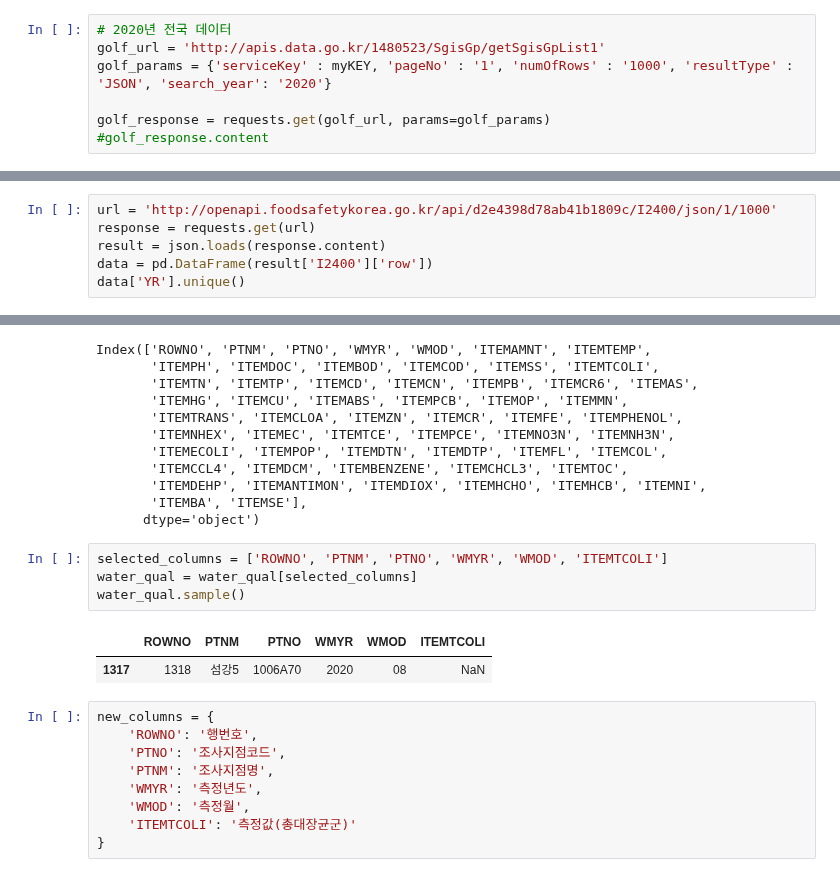
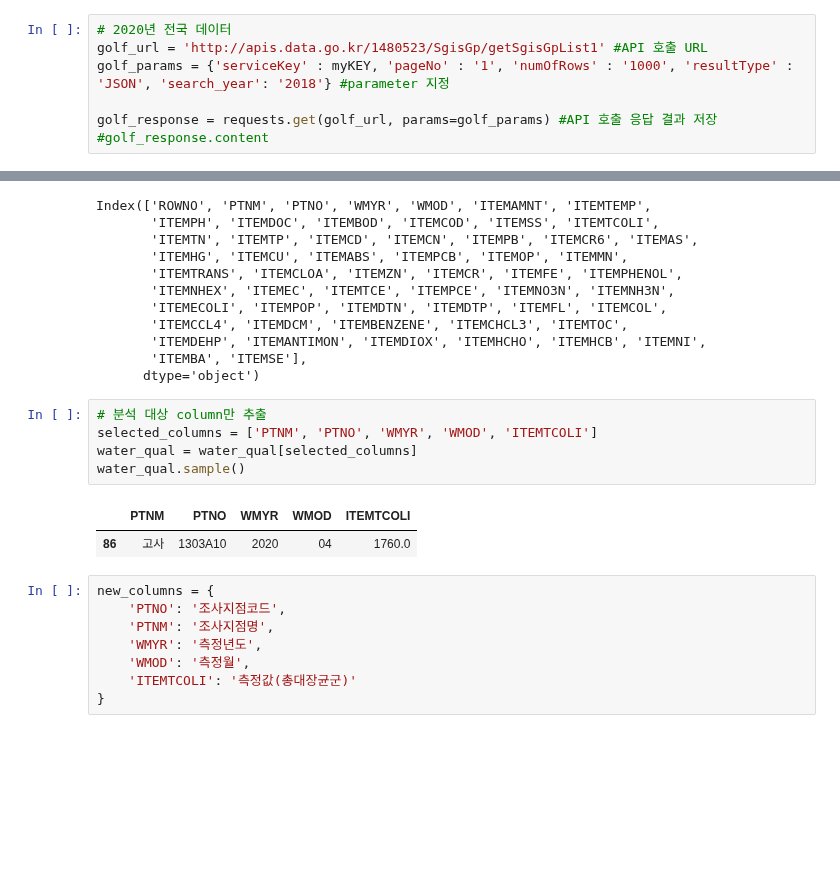
Before and after one commit to viola2002/dartb, a Jupyter notebook: contest/2024ecothon/code/data-collecting.ipynb, the cells around one changed output, grey strips where cells are left out. Cells and saved outputs as stored; diff of their text form; blank space fills up the shorter version.

```diff
--- a/contest/2024ecothon/code/data-collecting.ipynb
+++ b/contest/2024ecothon/code/data-collecting.ipynb
@@ -28,9 +34,9 @@ myKEY = os.environ.get('PUBLIC_DATA_API_KEY')
 ## A. [환경부 국립환경과학원_골프장 농약사용량 DB](https://www.data.go.kr/data/15000937/openapi.do)
 # %%
 # 2020년 전국 데이터
-golf_url = 'http://apis.data.go.kr/1480523/SgisGp/getSgisGpList1'
-golf_params = {'serviceKey' : myKEY, 'pageNo' : '1', 'numOfRows' : '1000', 'resultType' : 'JSON', 'search_year': '2020'}
+golf_url = 'http://apis.data.go.kr/1480523/SgisGp/getSgisGpList1' #API 호출 URL
+golf_params = {'serviceKey' : myKEY, 'pageNo' : '1', 'numOfRows' : '1000', 'resultType' : 'JSON', 'search_year': '2018'} #parameter 지정
 
-golf_response = requests.get(golf_url, params=golf_params)
+golf_response = requests.get(golf_url, params=golf_params) #API 호출 응답 결과 저장
 #golf_response.content
 # %%
@@ -154,9 +159,3 @@ rain_2018.head()
 | 2 | 원주시 | 1229.2 | 4.4 | 27.4 | 53.6 | 112.6 | 211.3 | 131.8 | 122.5 | 258.2 | 147.6 | ... |
 | 3 | 강릉시 | 1599.4 | 2.5 | 52.0 | 94.0 | 151.4 | 162.9 | 38.6 | 195.5 | 419.1 | 161.2 | ... |
 | 4 | 동해시 | 1436.5 | 4.4 | 53.4 | 95.4 | 131.8 | 63.6 | 36.6 | 286.0 | 219.8 | 205.6 | ... |
-# %%
-url = 'http://openapi.foodsafetykorea.go.kr/api/d2e4398d78ab41b1809c/I2400/json/1/1000'
-response = requests.get(url)
-result = json.loads(response.content)
-data = pd.DataFrame(result['I2400']['row'])
-data['YR'].unique()
@@ -288,15 +287,15 @@ Index(['ROWNO', 'PTNM', 'PTNO', 'WMYR', 'WMOD', 'ITEMAMNT', 'ITEMTEMP',
        'ITEMBA', 'ITEMSE'],
       dtype='object')
 # %%
-selected_columns = ['ROWNO', 'PTNM', 'PTNO', 'WMYR', 'WMOD', 'ITEMTCOLI']
+# 분석 대상 column만 추출
+selected_columns = ['PTNM', 'PTNO', 'WMYR', 'WMOD', 'ITEMTCOLI']
 water_qual = water_qual[selected_columns]
 water_qual.sample()
 # %% [output]
-|  | ROWNO | PTNM | PTNO | WMYR | WMOD | ITEMTCOLI |
-| 1317 | 1318 | 섬강5 | 1006A70 | 2020 | 08 | NaN |
+|  | PTNM | PTNO | WMYR | WMOD | ITEMTCOLI |
+| 86 | 고사 | 1303A10 | 2020 | 04 | 1760.0 |
 # %%
 new_columns = {
-    'ROWNO': '행번호',
     'PTNO': '조사지점코드',
     'PTNM': '조사지점명',
     'WMYR': '측정년도',
```
Also changed, not shown: parts of 35 cells of this notebook.
